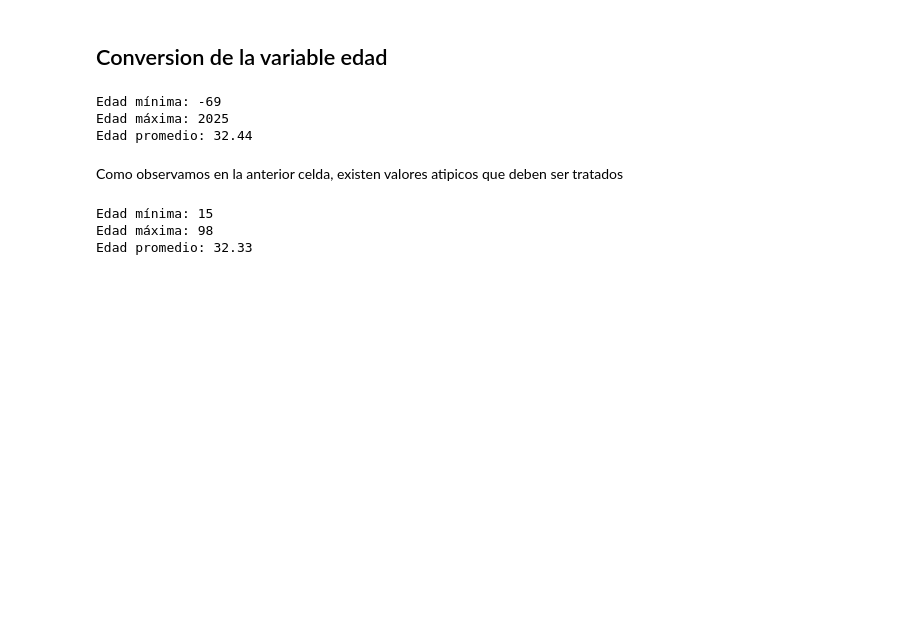
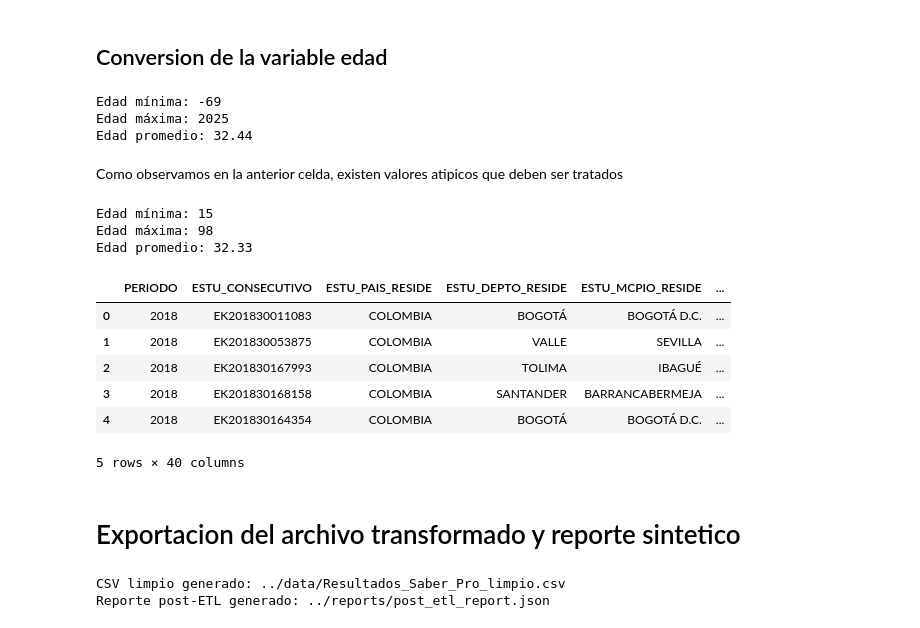
Before and after one commit to SpecTr03/proyecto-BI-pruebas-de-software, a Jupyter notebook: notebooks/resultados-saber-pro-analisis.ipynb, the cells around one changed output. Drawn from its saved outputs; the diff is of its cells as text; code cells hidden in the pictures; blank space fills up the shorter version.

Commit message:
script actualizado y reporte sintetico post ETL

```diff
--- a/notebooks/resultados-saber-pro-analisis.ipynb
+++ b/notebooks/resultados-saber-pro-analisis.ipynb
@@ -414,3 +420,44 @@ print(f"Edad promedio: {edad_promedio:.2f}")
 Edad mínima: 15
 Edad máxima: 98
 Edad promedio: 32.33
+# %%
+# Mostrar 5 primeros registros del DataFrame
+df.head()
+# %% [output]
+|  | PERIODO | ESTU_CONSECUTIVO | ESTU_PAIS_RESIDE | ESTU_DEPTO_RESIDE | ESTU_MCPIO_RESIDE | ... |
+| 0 | 2018 | EK201830011083 | COLOMBIA | BOGOTÁ | BOGOTÁ D.C. | ... |
+| 1 | 2018 | EK201830053875 | COLOMBIA | VALLE | SEVILLA | ... |
+| 2 | 2018 | EK201830167993 | COLOMBIA | TOLIMA | IBAGUÉ | ... |
+| 3 | 2018 | EK201830168158 | COLOMBIA | SANTANDER | BARRANCABERMEJA | ... |
+| 4 | 2018 | EK201830164354 | COLOMBIA | BOGOTÁ | BOGOTÁ D.C. | ... |
+5 rows × 40 columns
+# %% [markdown]
+# Exportacion del archivo transformado y reporte sintetico
+# %%
+archivo_salida = Path('../data/Resultados_Saber_Pro_limpio.csv')
+archivo_reporte = Path('../reports/post_etl_report.json')
+filas_limpias = len(df)
+filas_descartadas = filas_iniciales - filas_limpias
+
+df.to_csv(archivo_salida, index=False, encoding='utf-8-sig')
+
+reporte = {
+    'archivo_origen': '../data/Resultados_Saber_Pro_20260927.csv',
+    'archivo_limpio': str(archivo_salida),
+    'filas_leidas': filas_iniciales,
+    'filas_limpias': filas_limpias,
+    'filas_descartadas': filas_descartadas,
+    'detalle_descartes': {
+        'sin_departamento': filas_sin_departamento,
+        'duplicados': filas_duplicadas
+    },
+    'porcentaje_descartado': round(filas_descartadas / filas_iniciales * 100, 4),
+    'estado': 'EXITOSO'
+}
+archivo_reporte.parent.mkdir(parents=True, exist_ok=True)
+archivo_reporte.write_text(json.dumps(reporte, ensure_ascii=False, indent=2), encoding='utf-8')
+print(f'CSV limpio generado: {archivo_salida}')
+print(f'Reporte post-ETL generado: {archivo_reporte}')
+# %% [output]
+CSV limpio generado: ../data/Resultados_Saber_Pro_limpio.csv
+Reporte post-ETL generado: ../reports/post_etl_report.json
```
Also changed, not shown: parts of 3 cells of this notebook, 4 other files.
